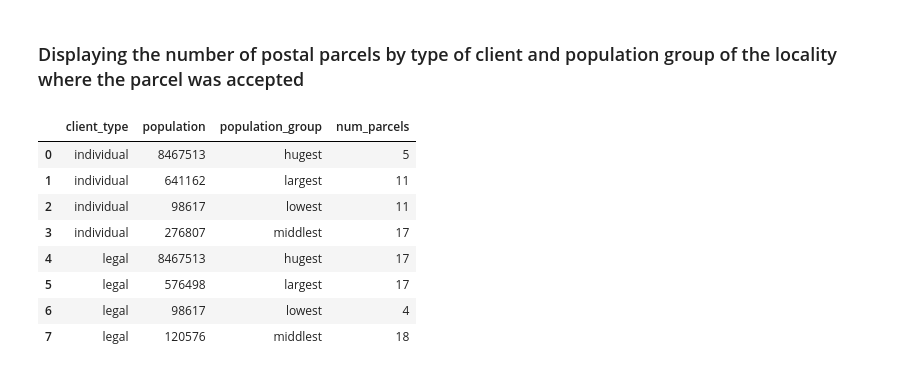
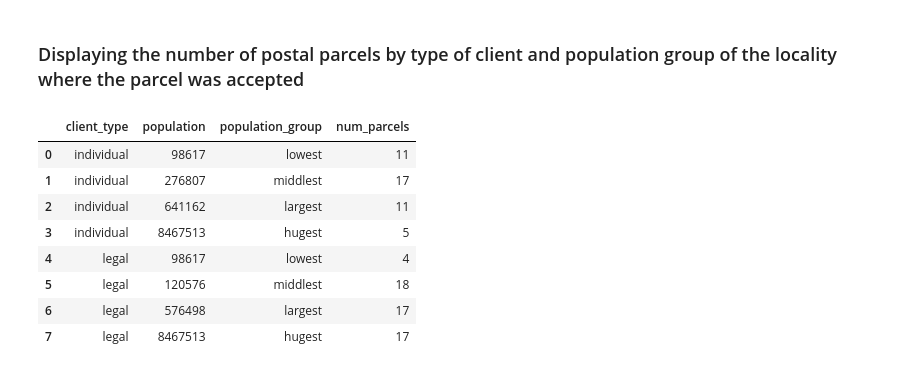
Before and after one commit to BernartGuddiny/postal_parcels, a Jupyter notebook: project_percels.ipynb, the cells around one changed output. Cells and saved outputs as stored; diff of their text form; code cells hidden in the pictures.

```diff
--- a/project_percels.ipynb
+++ b/project_percels.ipynb
@@ -248,29 +248,29 @@ population_group = {'lowest': (0,100000)
 # %%
 # Finding the number of postal parcels by client type and population group
 sql = ''' select par.client_type
             , population
             , case
                 when ind.population <= 100000 then 'lowest'
                 when ind.population <= 500000 then 'middlest'
                 when ind.population <= 1000000 then 'largest'
                 else 'hugest' end as population_group
             , count(1) as num_parcels
           from parcel_aggr as par
           left join index_data as ind
                 using(index_id)
           group by par.client_type
             , population_group
           order by par.client_type
-            , population_group '''
+            , ind.population '''
 
 select(sql)
 # %% [output]
 |  | client_type | population | population_group | num_parcels |
-| 0 | individual | 8467513 | hugest | 5 |
-| 1 | individual | 641162 | largest | 11 |
-| 2 | individual | 98617 | lowest | 11 |
-| 3 | individual | 276807 | middlest | 17 |
-| 4 | legal | 8467513 | hugest | 17 |
-| 5 | legal | 576498 | largest | 17 |
-| 6 | legal | 98617 | lowest | 4 |
-| 7 | legal | 120576 | middlest | 18 |
+| 0 | individual | 98617 | lowest | 11 |
+| 1 | individual | 276807 | middlest | 17 |
+| 2 | individual | 641162 | largest | 11 |
+| 3 | individual | 8467513 | hugest | 5 |
+| 4 | legal | 98617 | lowest | 4 |
+| 5 | legal | 120576 | middlest | 18 |
+| 6 | legal | 576498 | largest | 17 |
+| 7 | legal | 8467513 | hugest | 17 |
```
